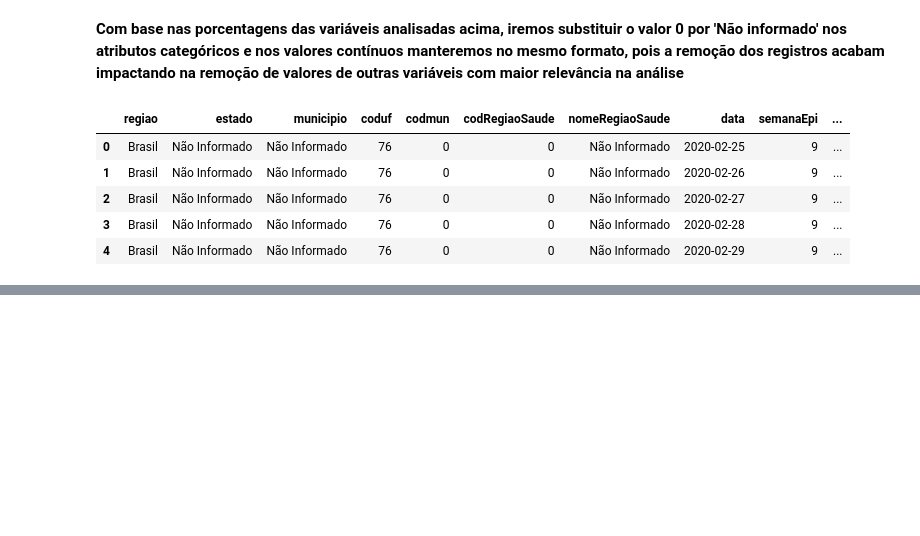
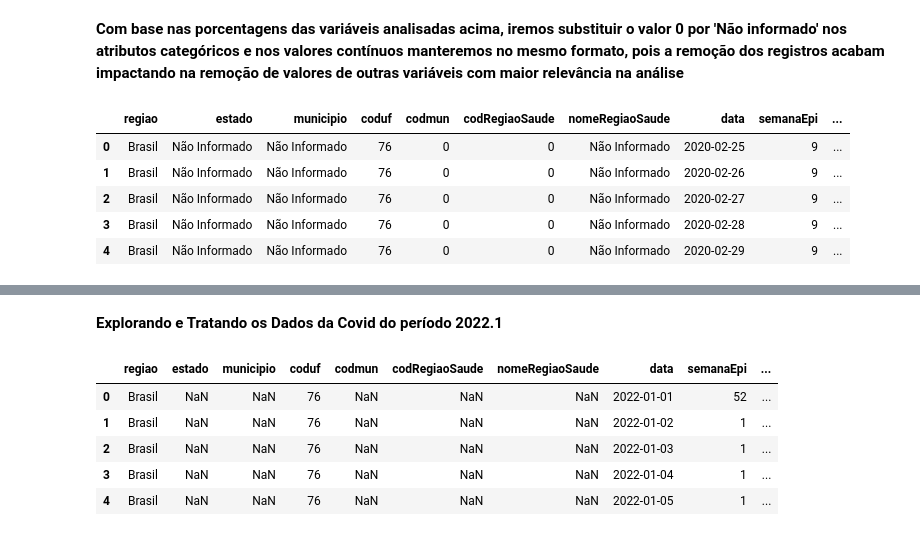
Before and after one commit to Fernando-7/COVID-19, a Jupyter notebook: Análise COVID-19.ipynb, the cells around one changed output, grey strips where cells are left out. Drawn from its saved outputs; the diff is of its cells as text; code cells hidden in the pictures; blank space fills up the shorter version.

```diff
--- a/Análise COVID-19.ipynb
+++ b/Análise COVID-19.ipynb
@@ -135,0 +249,11 @@ cvd_2020_2.head()
+# %% [markdown]
+**Explorando e Tratando os Dados da Covid do período 2022.1**
+# %%
+cvd_2022_1.head()
+# %% [output]
+|  | regiao | estado | municipio | coduf | codmun | codRegiaoSaude | nomeRegiaoSaude | data | semanaEpi | ... |
+| 0 | Brasil | NaN | NaN | 76 | NaN | NaN | NaN | 2022-01-01 | 52 | ... |
+| 1 | Brasil | NaN | NaN | 76 | NaN | NaN | NaN | 2022-01-02 | 1 | ... |
+| 2 | Brasil | NaN | NaN | 76 | NaN | NaN | NaN | 2022-01-03 | 1 | ... |
+| 3 | Brasil | NaN | NaN | 76 | NaN | NaN | NaN | 2022-01-04 | 1 | ... |
+| 4 | Brasil | NaN | NaN | 76 | NaN | NaN | NaN | 2022-01-05 | 1 | ... |
```
Also changed, not shown: parts of 27 cells of this notebook, 3 other files.
